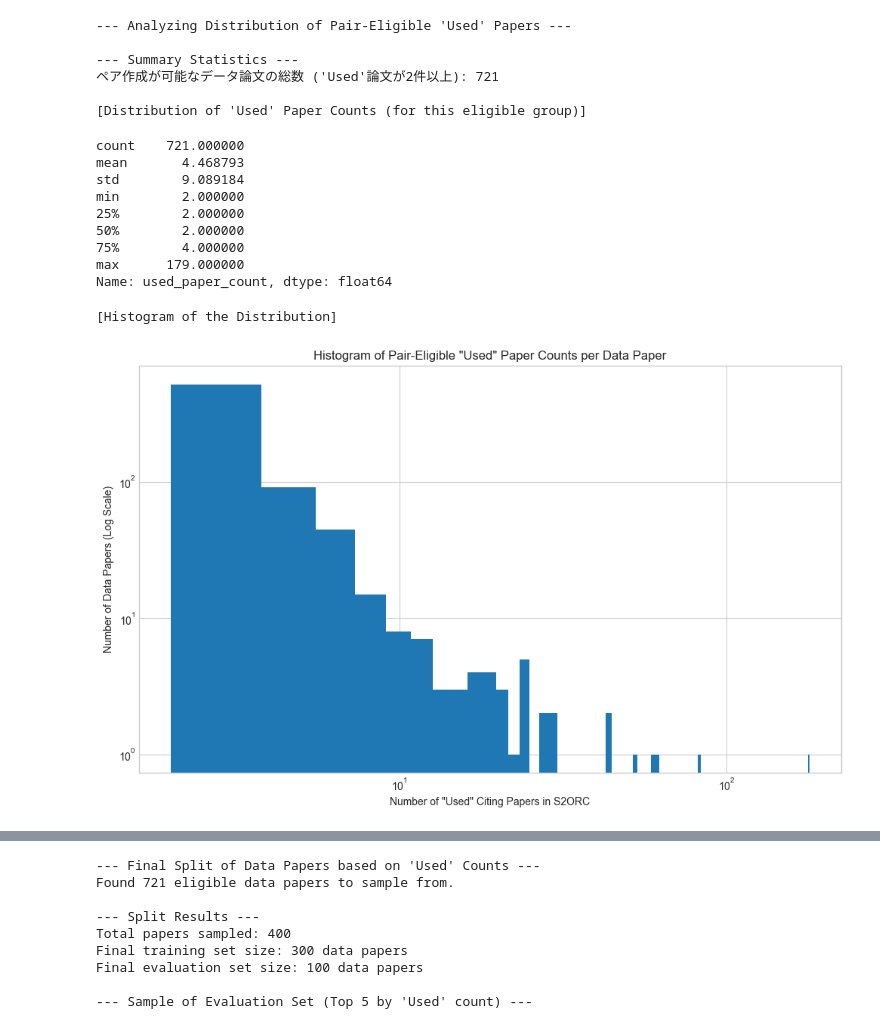
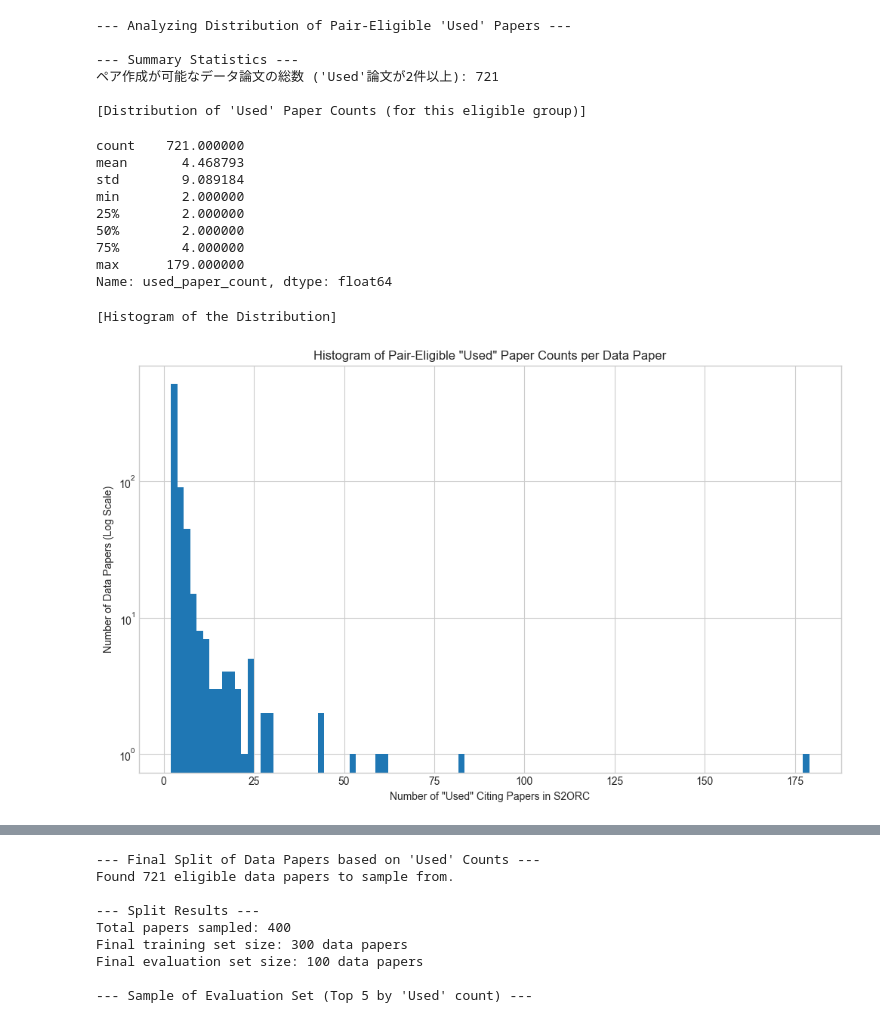
Before and after one commit to ku6kaw/S2ORCRanker, a Jupyter notebook: notebooks/05_split_datapapers.ipynb, the cells around one changed output, grey strips where cells are left out. Saved outputs shown, nothing was run; the diff lists cells and outputs as text; code cells hidden in the pictures.

```diff
--- a/notebooks/05_split_datapapers.ipynb
+++ b/notebooks/05_split_datapapers.ipynb
@@ -39,7 +39,7 @@ def analyze_pair_eligible_used_distribution():
                 FROM
                     positive_candidates
                 WHERE
-                    annotation_status = 1
+                    llm_annotation_status = 1
                 GROUP BY
                     cited_datapaper_doi
                 HAVING
@@ -68,37 +68,37 @@ def analyze_pair_eligible_used_distribution():
             # ビンの数を調整して、より詳細な分布が見えるようにする
             max_count = df_counts['used_paper_count'].max()
             bins = int(max_count) if max_count < 100 else 100
-            plt.hist(df_counts['used_paper_count'], bins=bins, log=True)
+            plt.hist(df_counts['used_paper_count'], bins=bins)
 
             plt.title('Histogram of Pair-Eligible "Used" Paper Counts per Data Paper')
             plt.xlabel('Number of "Used" Citing Papers in S2ORC')
             plt.ylabel('Number of Data Papers (Log Scale)')
             # x軸も対数スケールにすると、高引用数の分布がより分かりやすくなる
-            plt.xscale('log')
+            plt.yscale('log')
 
             print("\n[Histogram of the Distribution]")
             plt.show()
 
     except Exception as e:
         print(f"💥 An error occurred: {e}")
 
 # --- 実行 ---
 analyze_pair_eligible_used_distribution()
 # %% [output]
 --- Analyzing Distribution of Pair-Eligible 'Used' Papers ---
 
 --- Summary Statistics ---
 ペア作成が可能なデータ論文の総数 ('Used'論文が2件以上): 721
 
 [Distribution of 'Used' Paper Counts (for this eligible group)]
 count    721.000000
 mean       4.468793
 std        9.089184
 min        2.000000
 25%        2.000000
 50%        2.000000
 75%        4.000000
 max      179.000000
 Name: used_paper_count, dtype: float64
 [Histogram of the Distribution]
-[figure, old version]
+[figure, new version]
```
Also changed, not shown: parts of 3 cells of this notebook, 6 other files.
